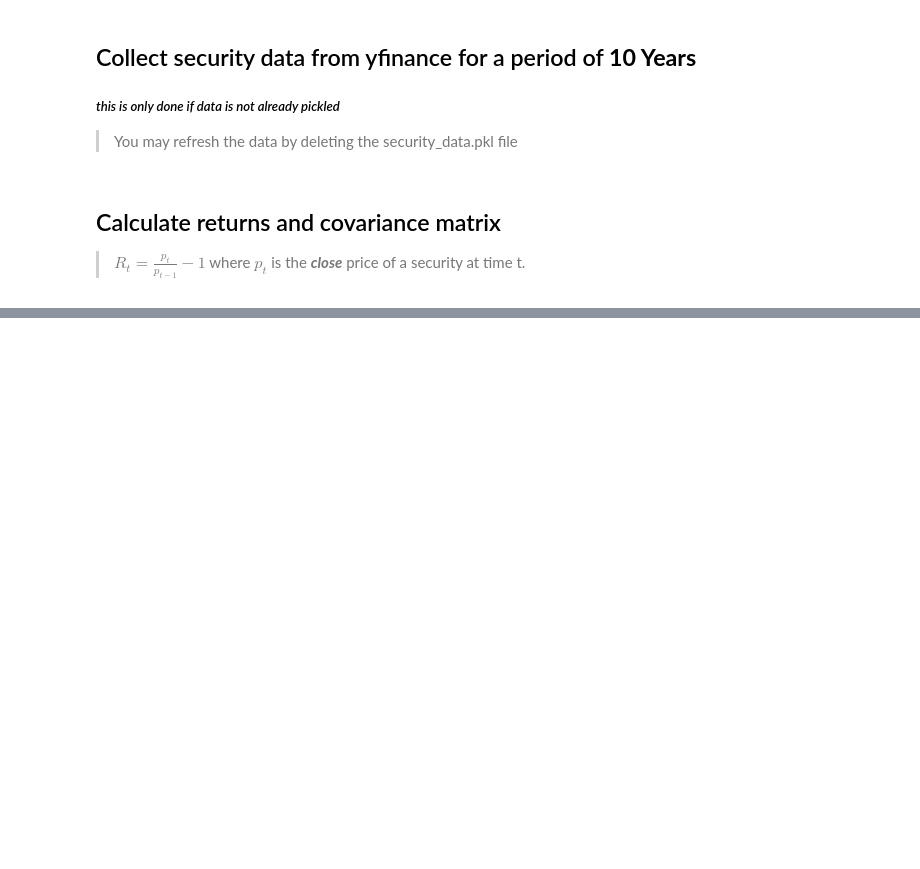
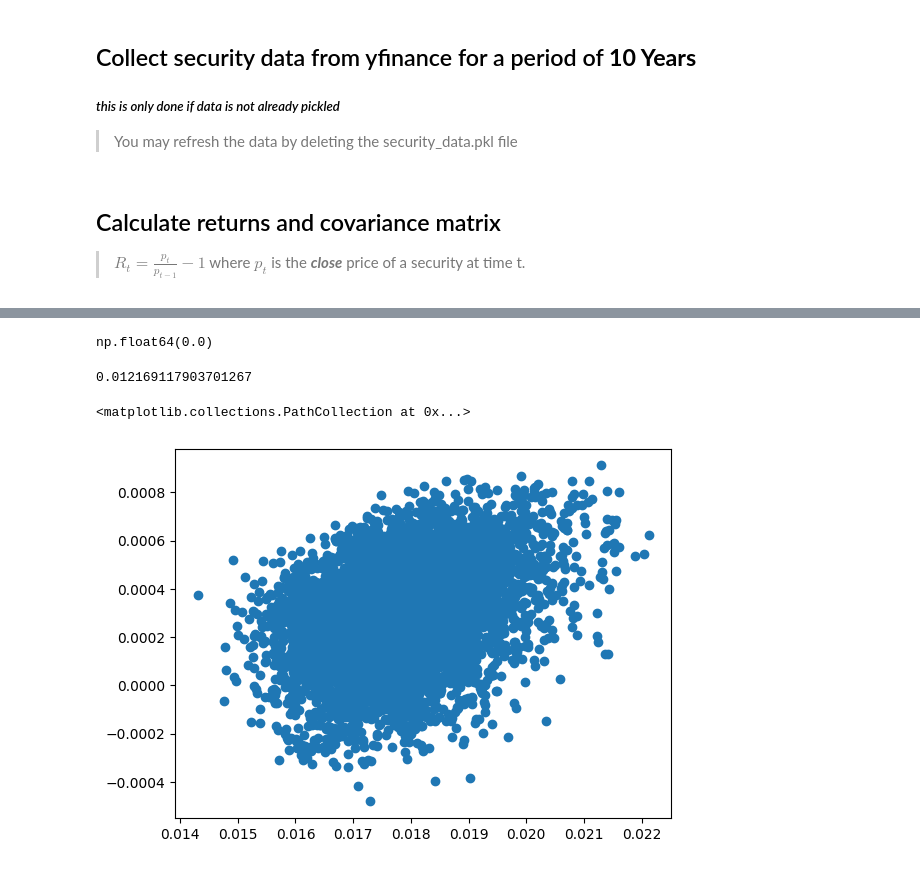
Before and after one commit to NookRitzia/Markowitz-Portfolio-Optimization, a Jupyter notebook: Markowitz Optimal Portfolio Weights.ipynb, the cells around one changed output, grey strips where cells are left out. Cells and saved outputs as stored; diff of their text form; code cells hidden in the pictures; blank space fills up the shorter version.

Commit message:
MPO implemented
implemented in theory with random returns and then back tested with data, its not cogent yet but its a good starting ground

```diff
--- a/Markowitz Optimal Portfolio Weights.ipynb
+++ b/Markowitz Optimal Portfolio Weights.ipynb
@@ -35 +39,4 @@ covariance_df = returns_matrix.cov() # covariance matrix! in dataframe format
 covariance_matrix = np.asmatrix(covariance_df)
+# %%
+for etf in security_data:
+    print(return_data[etf]['Returns'].mean())
@@ -55,0 +128,32 @@ matrix([[2.15176453e-04, 1.38668256e-04, 1.09086021e-04, 1.65280817e-04,
+# %%
+weights_dict = {etf: 0 for etf in return_data}
+weights_dict['XLP'] = 1
+backtest(return_data, weights_dict)
+#negated_backtest_1_arg(weights_dict)
+# %% [output]
+np.float64(0.0)
+# %%
+w = np.asmatrix([1/len(return_data) for etf in return_data]).T
+print(math.sqrt(w.T @ covariance_matrix @ w))
+# %% [output]
+0.012169117903701267
+# %%
+import scipy
+from scipy.optimize import minimize
+
+x0 = [1/len(return_data) for etf in return_data]
+gamma = 0.001
+constraints = [{'type': 'eq', 'fun': weights_constraint}, {'type': 'ineq', 'fun': variance_constraint, 'args': (gamma,)}]
+bounds = [(0,1) for etf in return_data]
+options = {
+    'maxiter': 20,
+    'ftol': 1e-4
+}
+
+answers = [] #(return, risk, weights)
+for i in np.arange(0, 0.5, 0.01):
+    print(i)
+    gamma = i
+    constraints = [{'type': 'eq', 'fun': weights_constraint}, {'type': 'ineq', 'fun': variance_constraint, 'args': (gamma,)}]
+    optimal_weights = scipy.optimize.minimize(negated_backtest_1_arg, x0, bounds=bounds, constraints=constraints, options=options)
+    answers.append((-optimal_weights['fun'], variance_constraint(optimal_weights['x'], gamma) + gamma, optimal_weights['x']))
@@ -55,0 +168,25 @@ matrix([[2.15176453e-04, 1.38668256e-04, 1.09086021e-04, 1.65280817e-04,
+# %%
+import matplotlib.pyplot as plt
+import random
+returns = []
+risks = []
+
+import math
+for n in range(5000):
+    weights = [math.pow(2.71828,random.uniform(0.5,2)) for etf in return_data]
+    total = sum(weights)
+    for i in range(len(weights)):
+        weights[i] /= total
+    weights_dict = {etf: weights[i] for i, etf in enumerate(sorted(list(return_data.keys())))}
+    b = backtest(return_data, weights_dict)
+
+    returns.append(b)
+    risks.append(variance_constraint(weights,0))
+
+rr_df = pd.DataFrame({'Risk': risks, 'Returns': returns})
+# %%
+
+plt.scatter(rr_df['Risk'], rr_df['Returns'])
+# %% [output]
+<matplotlib.collections.PathCollection at 0x...>
+[figure, added]
```
Also changed, not shown: parts of 16 cells of this notebook, 2 other files.
